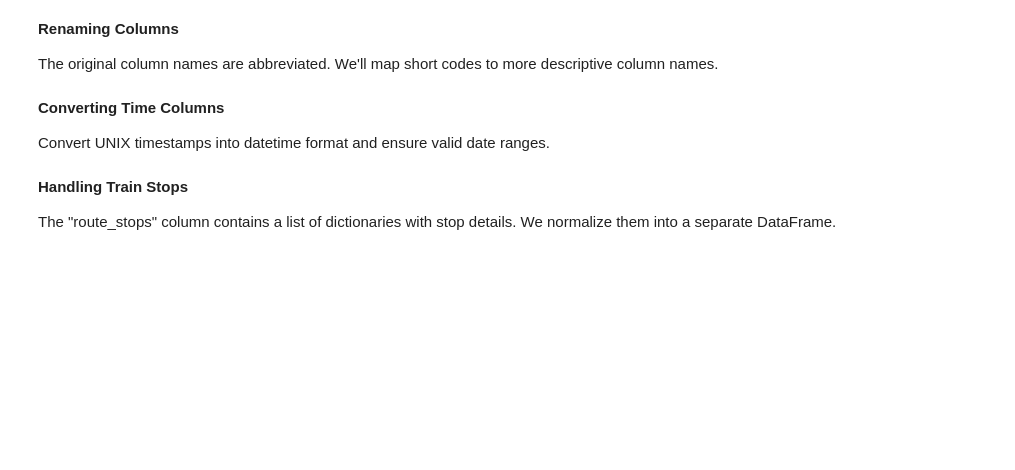
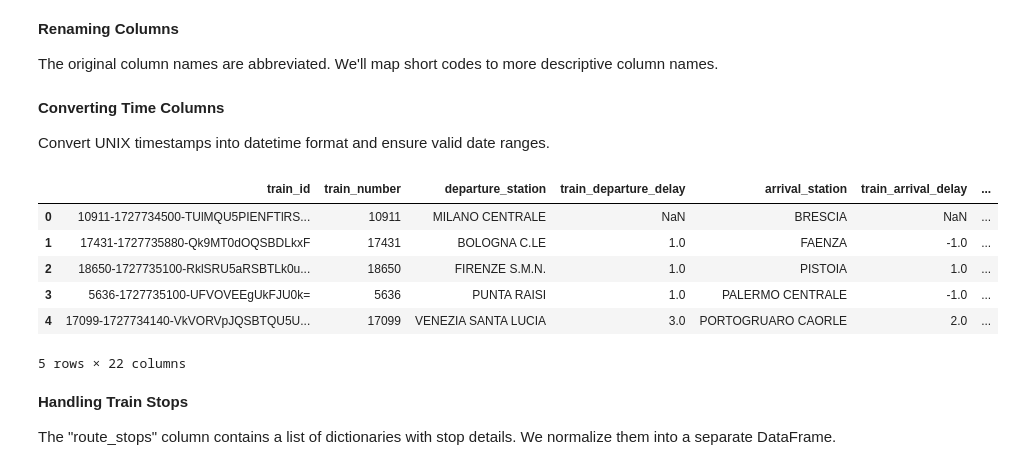
Before and after one commit to npinto97/graph-enhanced-train-delay-prediction, a Jupyter notebook: 1_preprocessing.ipynb, the cells around one changed output. Saved outputs shown, nothing was run; the diff lists cells and outputs as text; code cells hidden in the pictures; blank space fills up the shorter version.

```diff
--- a/1_preprocessing.ipynb
+++ b/1_preprocessing.ipynb
@@ -121,3 +124,13 @@ for col in time_columns:
+# %%
+df.head()
+# %% [output]
+|  | train_id | train_number | departure_station | train_departure_delay | arrival_station | train_arrival_delay | ... |
+| 0 | 10911-1727734500-TUlMQU5PIENFTlRS... | 10911 | MILANO CENTRALE | NaN | BRESCIA | NaN | ... |
+| 1 | 17431-1727735880-Qk9MT0dOQSBDLkxF | 17431 | BOLOGNA C.LE | 1.0 | FAENZA | -1.0 | ... |
+| 2 | 18650-1727735100-RklSRU5aRSBTLk0u... | 18650 | FIRENZE S.M.N. | 1.0 | PISTOIA | 1.0 | ... |
+| 3 | 5636-1727735100-UFVOVEEgUkFJU0k= | 5636 | PUNTA RAISI | 1.0 | PALERMO CENTRALE | -1.0 | ... |
+| 4 | 17099-1727734140-VkVORVpJQSBTQU5U... | 17099 | VENEZIA SANTA LUCIA | 3.0 | PORTOGRUARO CAORLE | 2.0 | ... |
+5 rows × 22 columns
 # %% [markdown]
 **Handling Train Stops**
 
```
Also changed, not shown: parts of 17 cells of this notebook.
